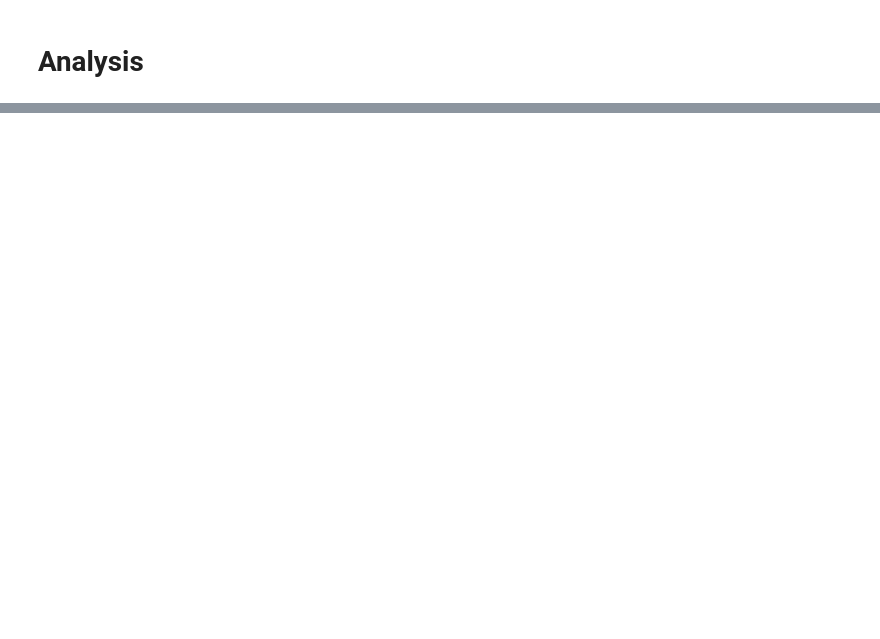
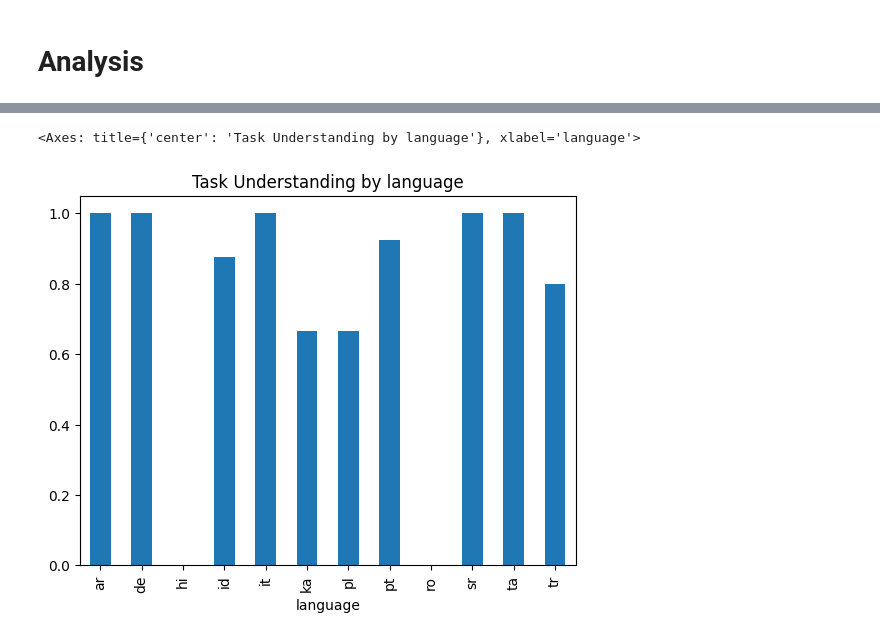
Before and after one commit to TheFloatingString/llm-misinfo-eval, a Jupyter notebook: notebooks/cohere_eval.ipynb, the cells around one changed output, grey strips where cells are left out. Saved outputs shown, nothing was run; the diff lists cells and outputs as text; code cells hidden in the pictures; blank space fills up the shorter version.

```diff
--- a/notebooks/cohere_eval.ipynb
+++ b/notebooks/cohere_eval.ipynb
@@ -153,0 +154,16 @@ df_simple.plot.bar("match")
+# %%
+#looking at how well cohere understood the task and responded as it was supposed to
+def task_understood(row):
+    if row['cohere_simple'] == 'unknown':
+        return 0
+    else:
+        return 1
+
+df_results0['understood'] = df_results0.apply(task_understood, axis=1)
+
+df_understood = df_results0.groupby("language")["understood"].agg(np.mean)
+
+df_understood.plot.bar("understood", title="Task Understanding by language")
+# %% [output]
+<Axes: title={'center': 'Task Understanding by language'}, xlabel='language'>
+[figure, added]
```
Also changed, not shown: parts of 12 cells of this notebook, 1 other file.
